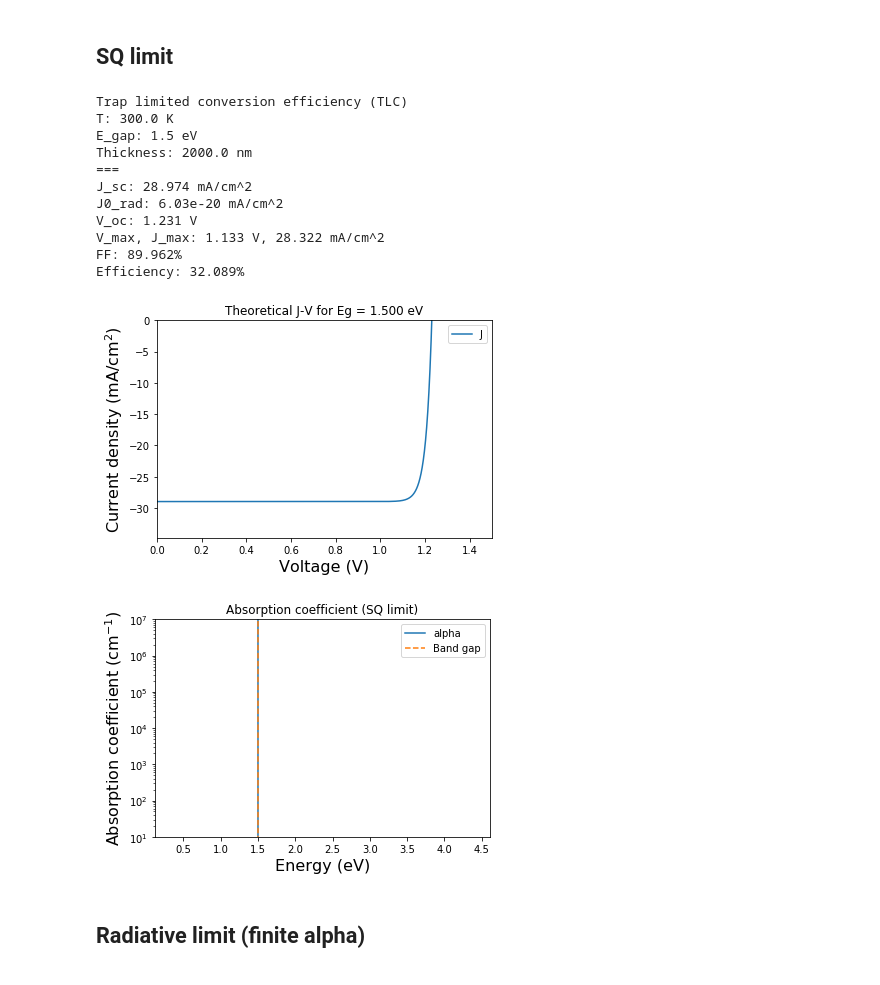
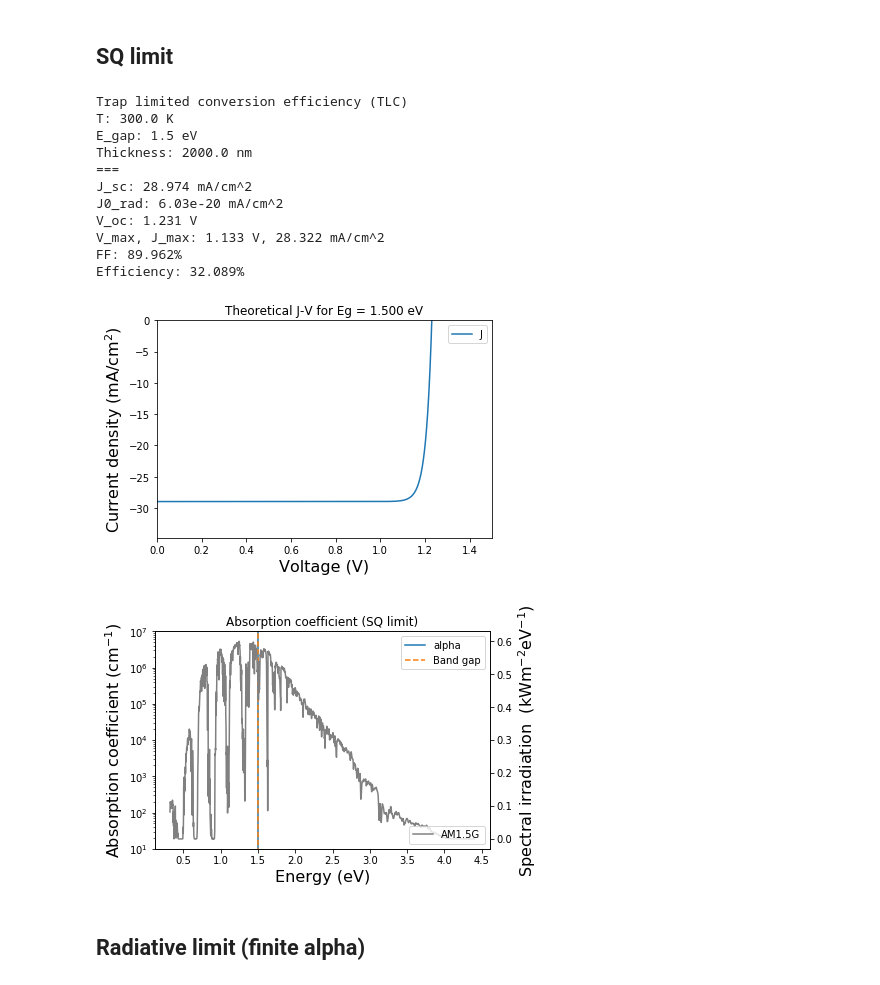
Before and after one commit to frssp/atlc, a Jupyter notebook: aTLC.ipynb, the cells around one changed output. Drawn from its saved outputs; the diff is of its cells as text; code cells hidden in the pictures.

Commit message:
update plot (solar irradiation)

```diff
--- a/aTLC.ipynb
+++ b/aTLC.ipynb
@@ -7,24 +7,24 @@ from atlc import *
 # %%
 atlc_CZTS_sq = tlc(1.5, T=300, l_sq=True)
 atlc_CZTS_sq.calculate_rad()
 
 print(atlc_CZTS_sq)
 atlc_CZTS_sq.plot_jv()
-atlc_CZTS_sq.plot_alpha()
+atlc_CZTS_sq.plot_alpha(l_plot_solar=True)
 # %% [output]
 Trap limited conversion efficiency (TLC)
 T: 300.0 K
 E_gap: 1.5 eV
 Thickness: 2000.0 nm
 ===
 J_sc: 28.974 mA/cm^2
 J0_rad: 6.03e-20 mA/cm^2
 V_oc: 1.231 V
 V_max, J_max: 1.133 V, 28.322 mA/cm^2
 FF: 89.962%
 Efficiency: 32.089%
 [figure]
-[figure, old version]
+[figure, new version]
 # %% [markdown]
 ## Radiative limit (finite alpha)
 # %%
```
Also changed, not shown: parts of 1 cell of this notebook, 1 other file.
